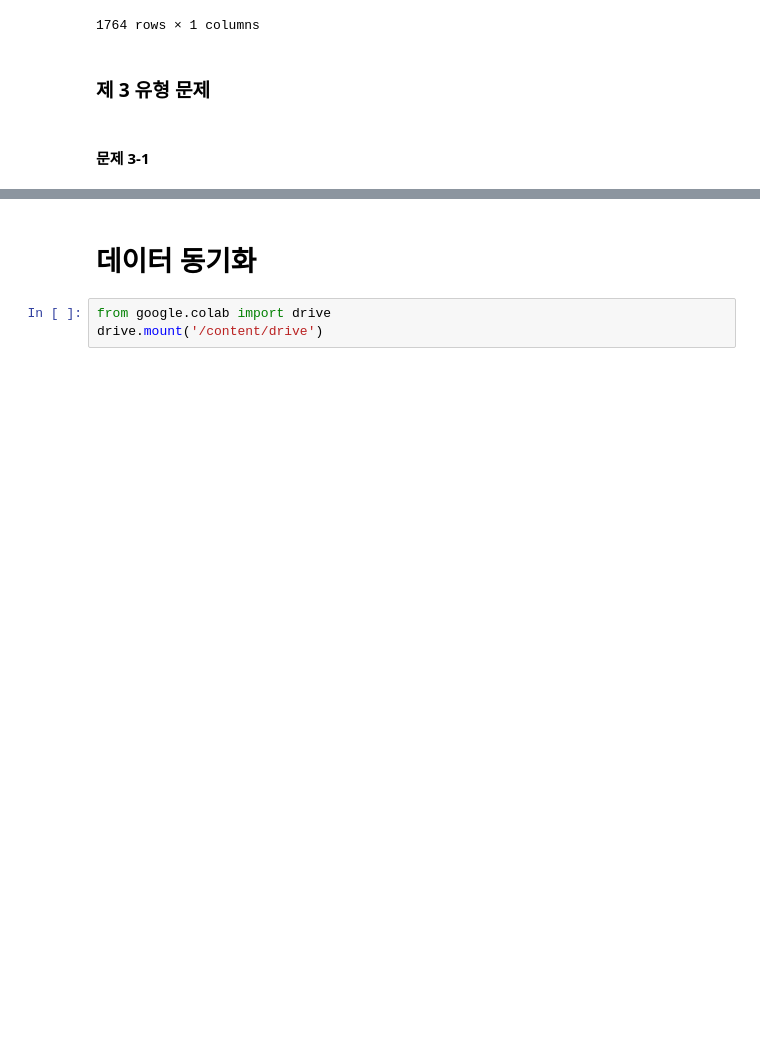
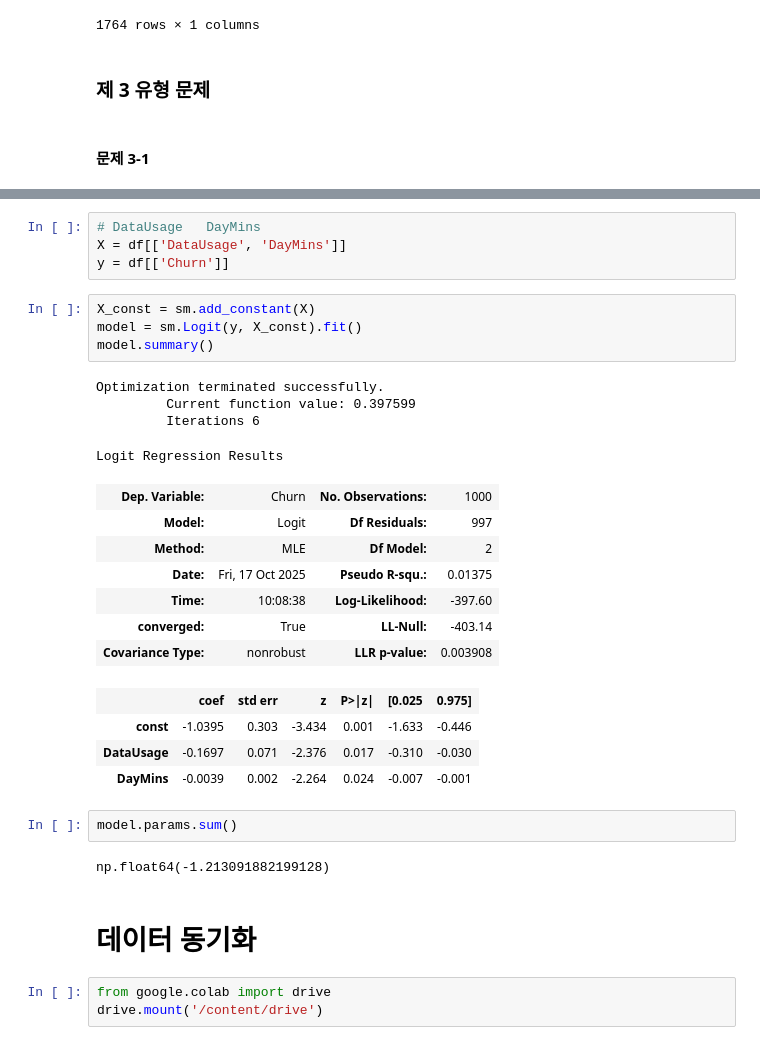
Before and after one commit to va4756/yemoon_bigdata_test, a Jupyter notebook: sinagong_bigdata.ipynb, the cells around one changed output, grey strips where cells are left out. Cells and saved outputs as stored; diff of their text form; blank space fills up the shorter version.

```diff
--- a/sinagong_bigdata.ipynb
+++ b/sinagong_bigdata.ipynb
@@ -1863,3 +1955,31 @@ pd.read_csv('result.csv')
+# %%
+# DataUsage   DayMins
+X = df[['DataUsage', 'DayMins']]
+y = df[['Churn']]
+# %%
+X_const = sm.add_constant(X)
+model = sm.Logit(y, X_const).fit()
+model.summary()
+# %% [output]
+Optimization terminated successfully.
+         Current function value: 0.397599
+         Iterations 6
+Logit Regression Results
+| Dep. Variable: | Churn | No. Observations: | 1000 |
+| Model: | Logit | Df Residuals: | 997 |
+| Method: | MLE | Df Model: | 2 |
+| Date: | Fri, 17 Oct 2025 | Pseudo R-squ.: | 0.01375 |
+| Time: | 10:08:38 | Log-Likelihood: | -397.60 |
+| converged: | True | LL-Null: | -403.14 |
+| Covariance Type: | nonrobust | LLR p-value: | 0.003908 |
+|  | coef | std err | z | P>|z| | [0.025 | 0.975] |
+| const | -1.0395 | 0.303 | -3.434 | 0.001 | -1.633 | -0.446 |
+| DataUsage | -0.1697 | 0.071 | -2.376 | 0.017 | -0.310 | -0.030 |
+| DayMins | -0.0039 | 0.002 | -2.264 | 0.024 | -0.007 | -0.001 |
+# %%
+model.params.sum()
+# %% [output]
+np.float64(-1.213091882199128)
 # %% [markdown]
 # 데이터 동기화
 # %%
```
Also changed, not shown: parts of 8 cells of this notebook.
